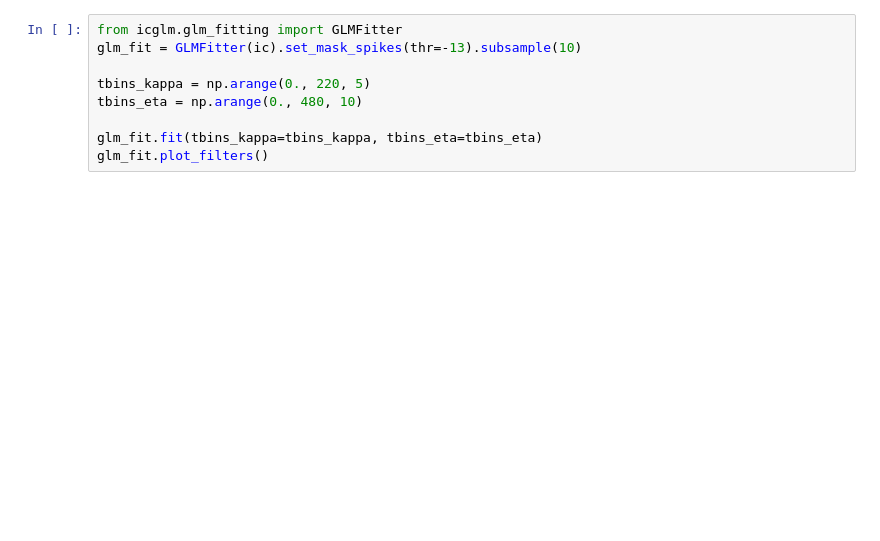
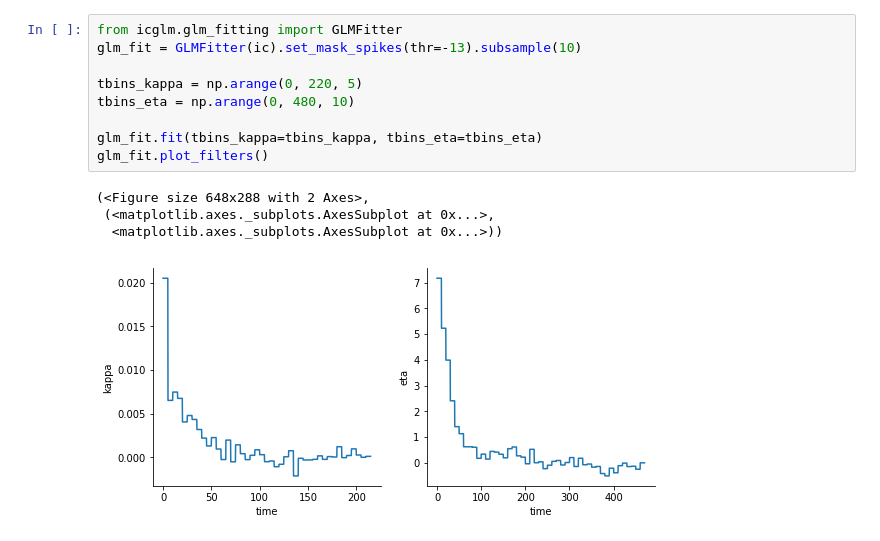
Before and after one commit to diegoarri91/iclamp-glm, a Jupyter notebook: examples/fit_and_decode.ipynb, the cells around one changed output. Cells and saved outputs as stored; diff of their text form; blank space fills up the shorter version.

```diff
--- a/examples/fit_and_decode.ipynb
+++ b/examples/fit_and_decode.ipynb
@@ -7,10 +14,15 @@ ic.plot(sweeps=[0])
 # %%
 from icglm.glm_fitting import GLMFitter
 glm_fit = GLMFitter(ic).set_mask_spikes(thr=-13).subsample(10)
 
-tbins_kappa = np.arange(0., 220, 5)
-tbins_eta = np.arange(0., 480, 10)
+tbins_kappa = np.arange(0, 220, 5)
+tbins_eta = np.arange(0, 480, 10)
 
 glm_fit.fit(tbins_kappa=tbins_kappa, tbins_eta=tbins_eta)
 glm_fit.plot_filters()
+# %% [output]
+(<Figure size 648x288 with 2 Axes>,
+ (<matplotlib.axes._subplots.AxesSubplot at 0x...>,
+  <matplotlib.axes._subplots.AxesSubplot at 0x...>))
+[figure, added]
 # %%
```
Also changed, not shown: parts of 4 cells of this notebook, 3 other files.
